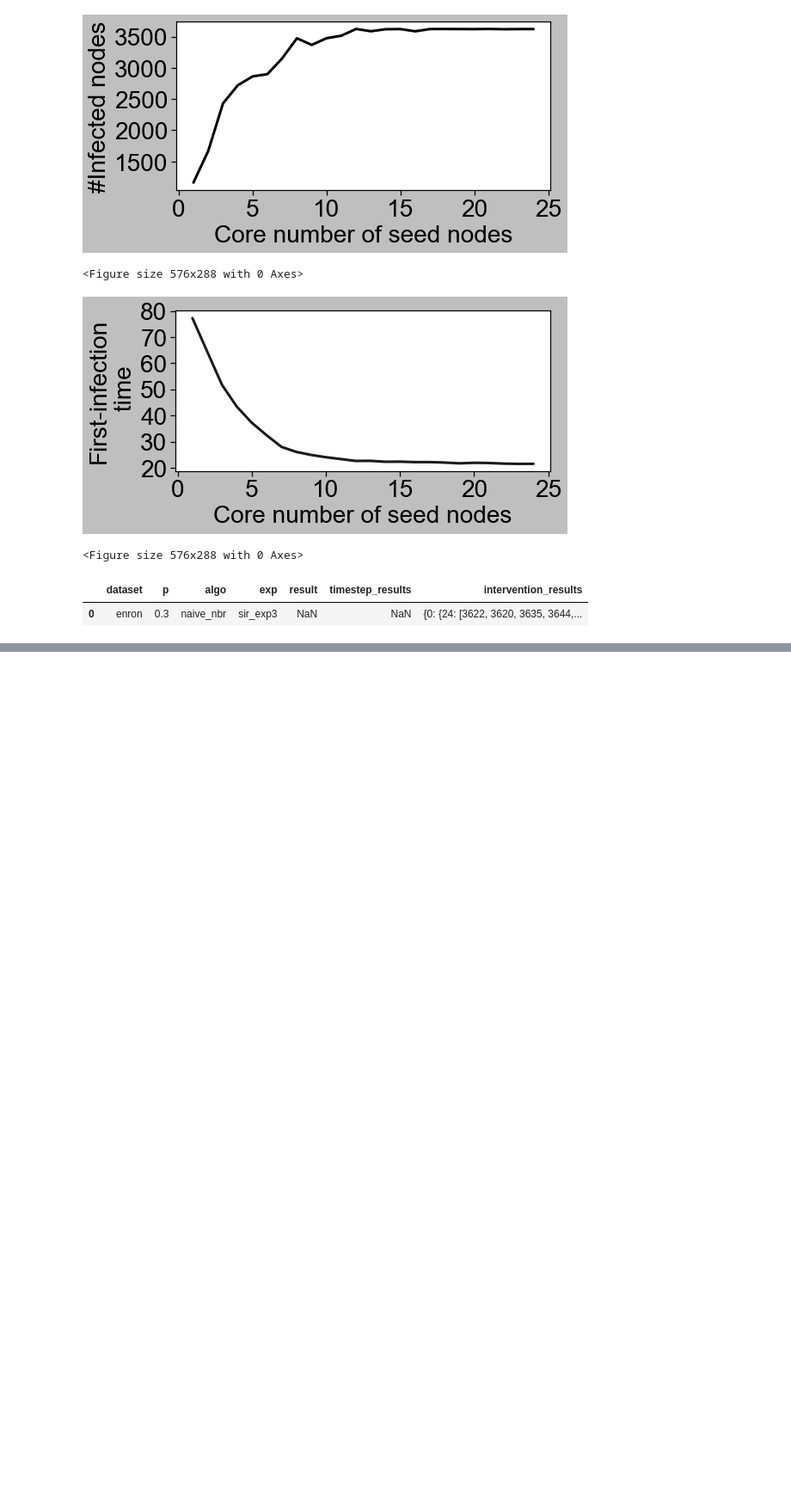
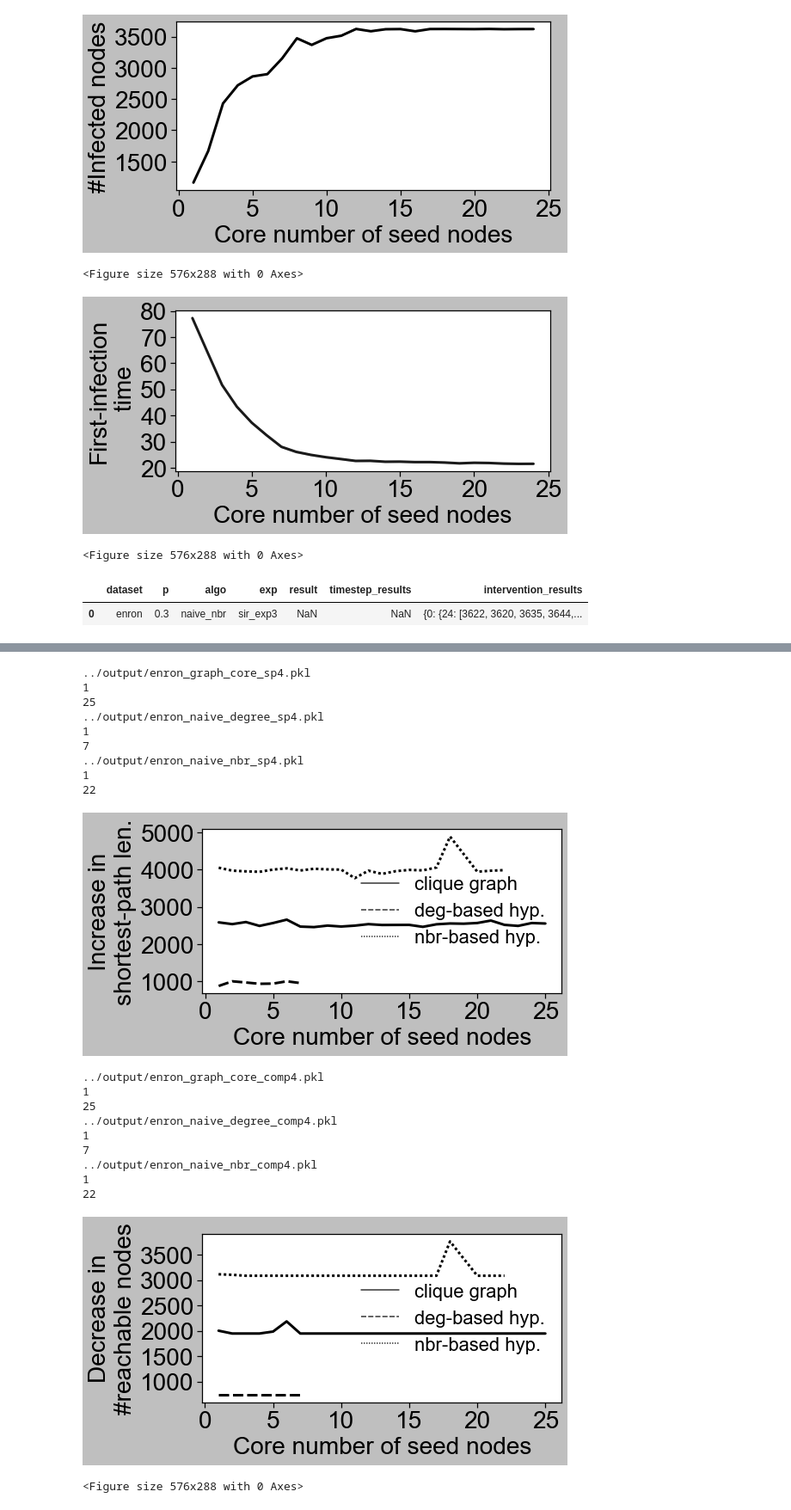
Before and after one commit to toggled/vldbsubmission, a Jupyter notebook: python_src/propagationPlots.ipynb, the cells around one changed output, grey strips where cells are left out. Shown at 86% size. Saved outputs shown, nothing was run; the diff lists cells and outputs as text; code cells hidden in the pictures; blank space fills up the shorter version.

```diff
--- a/python_src/propagationPlots.ipynb
+++ b/python_src/propagationPlots.ipynb
@@ -430,8 +445,8 @@ for file_extension in ['sp', "comp"]:
     # print(file_extension)
     df_plot = None
     for algo in ['graph_core','naive_degree', 'naive_nbr']:
-        file = open("../data/output/"+dataset_name+"_" + algo + "_" + file_extension + "4.pkl", "rb")
-        print("../data/output/"+dataset_name+"_" + algo + "_" + file_extension + "4.pkl")
+        file = open("../output/"+dataset_name+"_" + algo + "_" + file_extension + "4.pkl", "rb")
+        print("../output/"+dataset_name+"_" + algo + "_" + file_extension + "4.pkl")
         result = pickle.load(file)
         topk = 5 # what is the meaning of this?
         result_df = pd.DataFrame()
@@ -490,30 +505,52 @@ for file_extension in ['sp', "comp"]:
         # # print(filename)
         # if(save):
         #     plt.savefig("data/output/fig/" + filename + "_explain.pdf")
         # else:
         #     print(filename)
         #     plt.show()
 
         # plt.clf()
     # print(df_plot)
     # sns.lineplot(x = 'core number', y = 'difference', hue='Decomposition', lw=3, palette='bright', data=df_plot)
     sns.lineplot(x = 'core number', y = 'difference', style='Decomposition', lw=lw, data=df_plot)
     plt.xlabel('Core number of seed nodes', fontsize=fontsize)
     if file_extension == 'sp':
         plt.ylabel("Increase in"+good_name_y[file_extension], fontsize=fontsize)
     else:
         plt.ylabel("Decrease in"+good_name_y[file_extension], fontsize=fontsize)
     plt.xticks(fontsize=fontsize)
     plt.yticks(fontsize=fontsize)
     plt.legend(loc="center right", ncol=1, fontsize=fontsize-6, frameon=False)
     # plt.grid()
     plt.tight_layout()
     filename = dataset_name + "_" + file_extension
     if(save):
         plt.savefig(output_folder + filename + "_diff.pdf")
         plt.show()
     else:
         print(filename)
         plt.show()
         # break
     plt.clf()
+# %% [output]
+../output/enron_graph_core_sp4.pkl
+1
+25
+../output/enron_naive_degree_sp4.pkl
+1
+7
+../output/enron_naive_nbr_sp4.pkl
+1
+22
+[figure, added]
+../output/enron_graph_core_comp4.pkl
+1
+25
+../output/enron_naive_degree_comp4.pkl
+1
+7
+../output/enron_naive_nbr_comp4.pkl
+1
+22
+[figure, added]
+<Figure size 576x288 with 0 Axes>
```
Also changed, not shown: parts of 5 cells of this notebook.
